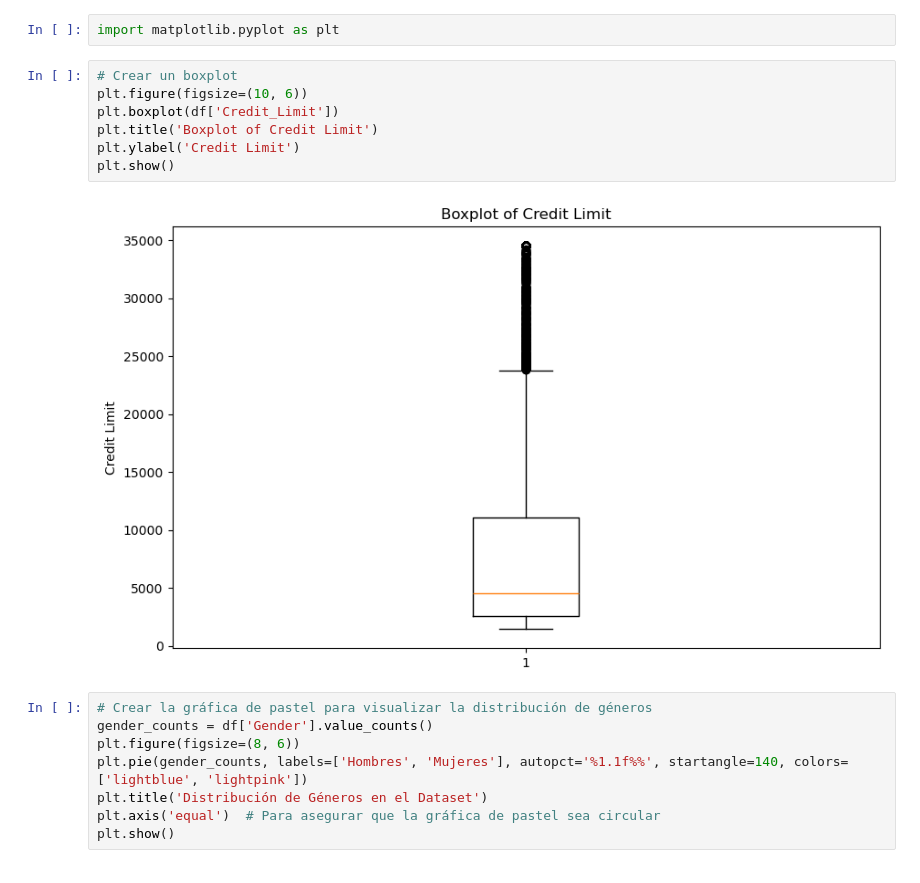
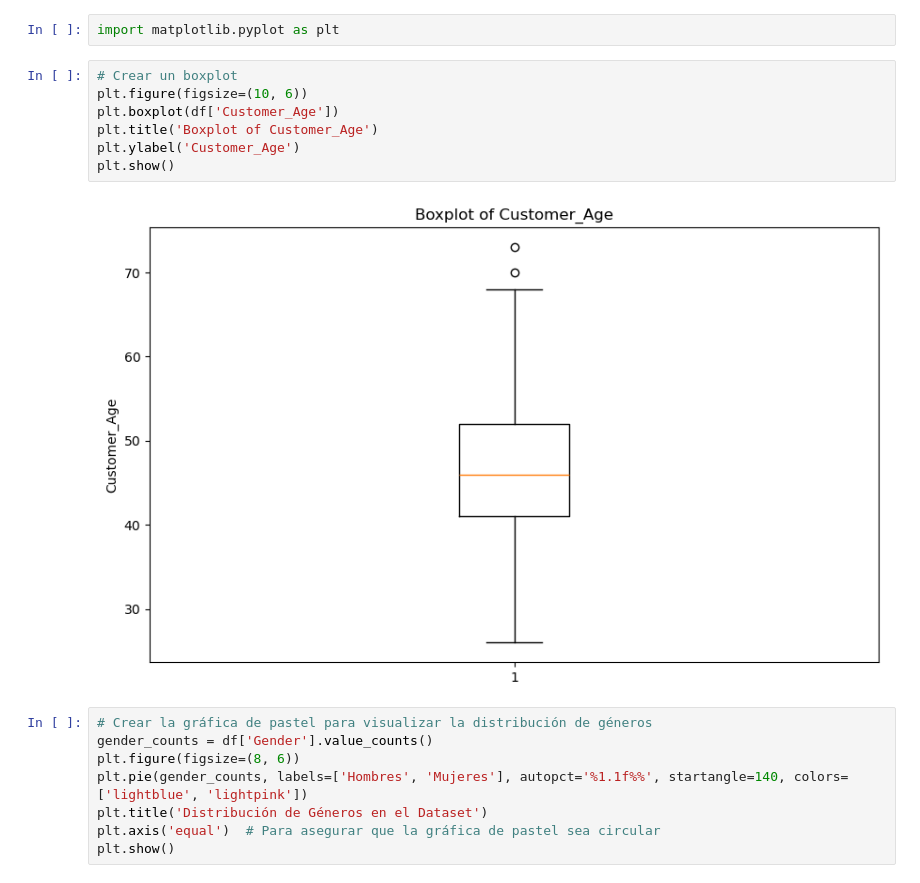
Before and after one commit to SorianoMariaA/taller2-Maria, a Jupyter notebook: bank-churners-init2.ipynb, the cells around one changed output. Cells and saved outputs as stored; diff of their text form.

Commit message:
Cambio de variable de boxplot de 'Credit_Limit' a 'Customer_Age'

```diff
--- a/bank-churners-init2.ipynb
+++ b/bank-churners-init2.ipynb
@@ -131,12 +131,12 @@ import matplotlib.pyplot as plt
 # %%
 # Crear un boxplot
 plt.figure(figsize=(10, 6))
-plt.boxplot(df['Credit_Limit'])
-plt.title('Boxplot of Credit Limit')
-plt.ylabel('Credit Limit')
+plt.boxplot(df['Customer_Age'])
+plt.title('Boxplot of Customer_Age')
+plt.ylabel('Customer_Age')
 plt.show()
 # %% [output]
-[figure, old version]
+[figure, new version]
 # %%
 # Crear la gráfica de pastel para visualizar la distribución de géneros
 gender_counts = df['Gender'].value_counts()
```
